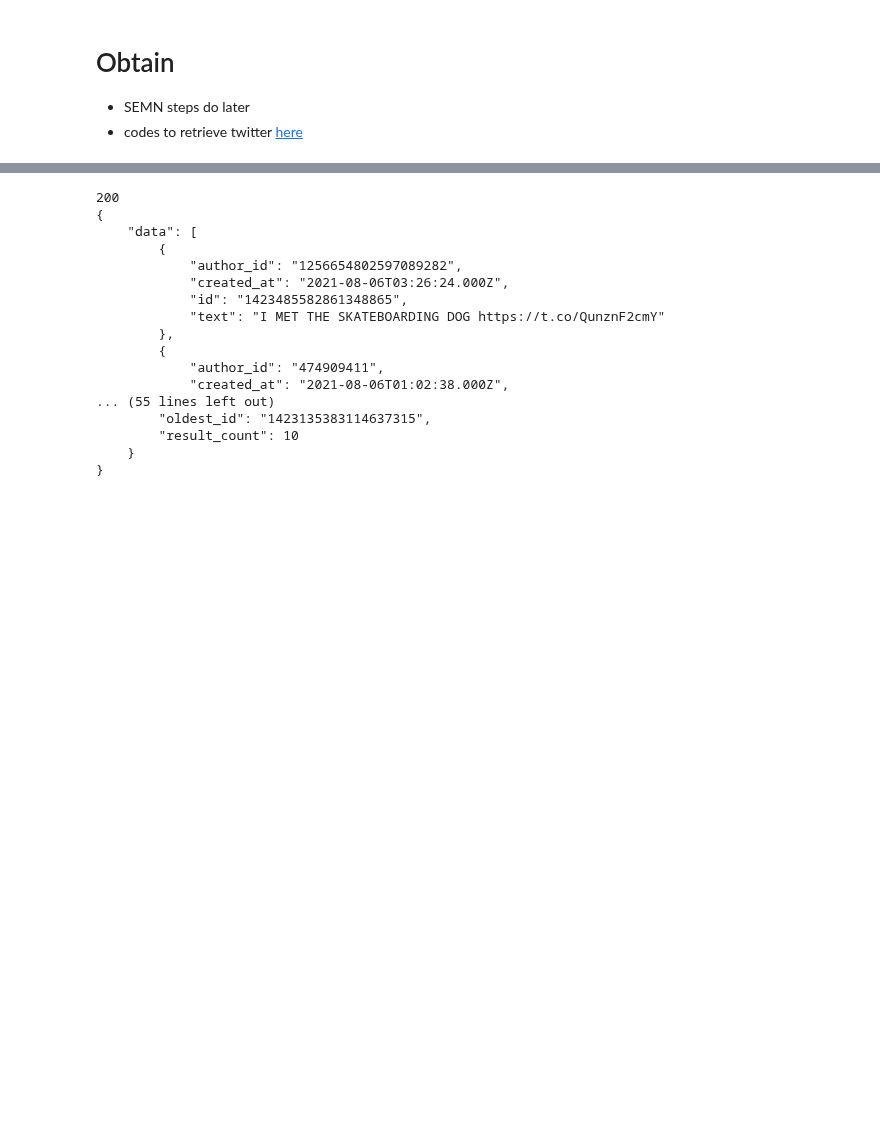
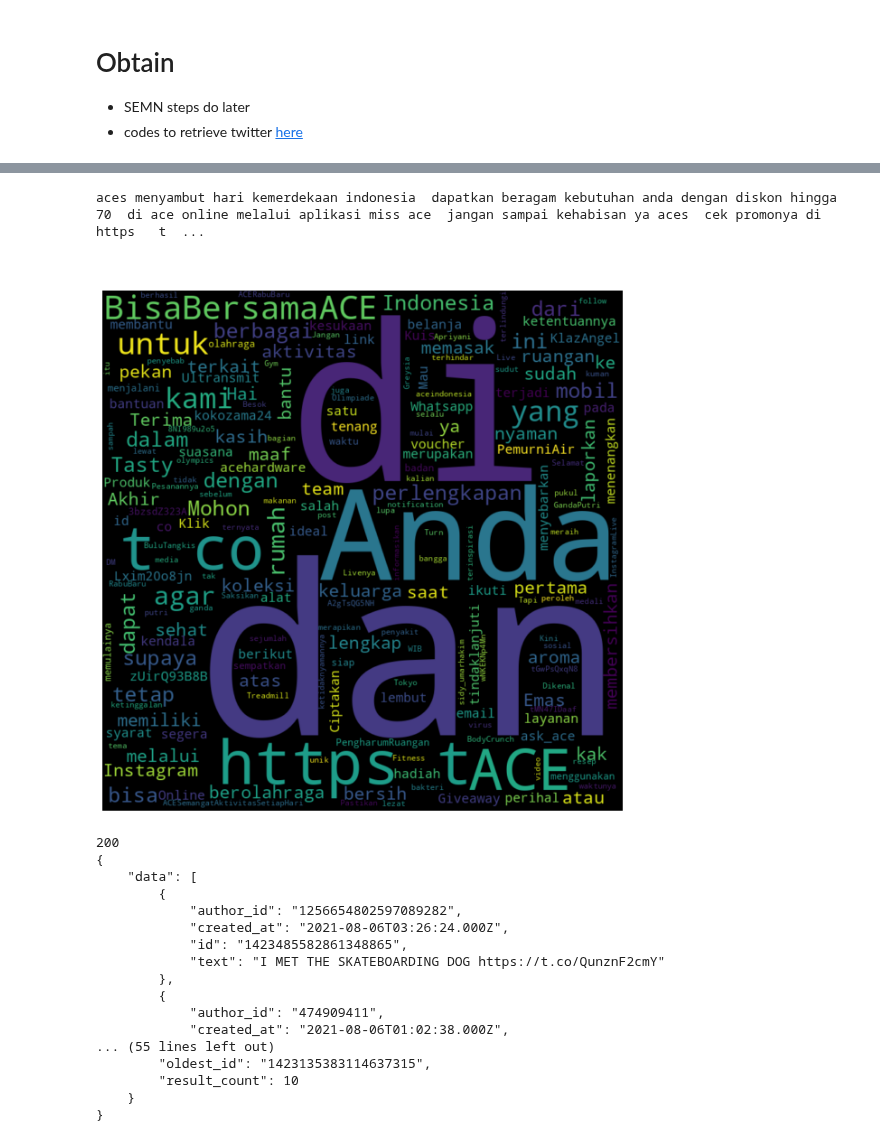
Before and after one commit to dwihdyn/ds-exploration, a Jupyter notebook: p3/d24a-twitter-api.ipynb, the cells around one changed output, grey strips where cells are left out. Cells and saved outputs as stored; diff of their text form; code cells hidden in the pictures; blank space fills up the shorter version.

```diff
--- a/p3/d24a-twitter-api.ipynb
+++ b/p3/d24a-twitter-api.ipynb
@@ -45,0 +110,18 @@ def search_twitter(query, tweet_fields, bearer_token = BEARER_TOKEN):
+# %%
+# list of punctuations u want to remove
+punc = '''\n!()-[]{};:'"\, <>./?@#$%^&*_~\râ\x80\x9d\x9c\x99\x94'''
+
+# remove punctuation by looping thru each character in the text, and replace punc with space ' '
+for char in comb_tweets:
+    if char in punc:
+        comb_tweets = comb_tweets.replace(char, ' ')
+
+# # set all to lowercase
+# lowertext_tw = []
+
+comb_tweets = comb_tweets.lower()
+
+
+print(comb_tweets)
+# %% [output]
+aces menyambut hari kemerdekaan indonesia  dapatkan beragam kebutuhan anda dengan diskon hingga 70  di ace online melalui aplikasi miss ace  jangan sampai kehabisan ya aces  cek promonya di https   t  ...
@@ -46,3 +139,37 @@ def search_twitter(query, tweet_fields, bearer_token = BEARER_TOKEN):
+# %%
+df = pd.DataFrame()
+
+# append list to dataframe
+df['ace tweets'] = tw_text
+
+# wordcloud function
+
+from wordcloud import WordCloud
+
+# function to create wordcloud
+def wordcloud_generator(data, title=None):
+    ''' Input review/description/long text column from dataset, Output wordcloud '''
+
+    # enter data into wordcloud & pre-set the size of plot
+    wordcloud = WordCloud(
+            width=800,
+            height=800,
+            background_color='black',
+            min_font_size=10
+        ).generate(" ".join(data.values))
+
+    # set the plt 'canvas' and plot wordcloud on it
+    plt.figure(figsize=(8,8), facecolor=None)
+    plt.imshow(wordcloud, interpolation='bilinear')
+    plt.axis("off")
+    plt.tight_layout(pad = 0)
+    plt.title(title, fontsize=30)
+    plt.show()
+
+
+wordcloud_generator(df['ace tweets'], title="Most used word in ace")
+# %% [output]
+[figure, added]
 # %%
 #search term
 query = "skateboarding dog"
```
Also changed, not shown: parts of 6 cells of this notebook, 1 other file.
